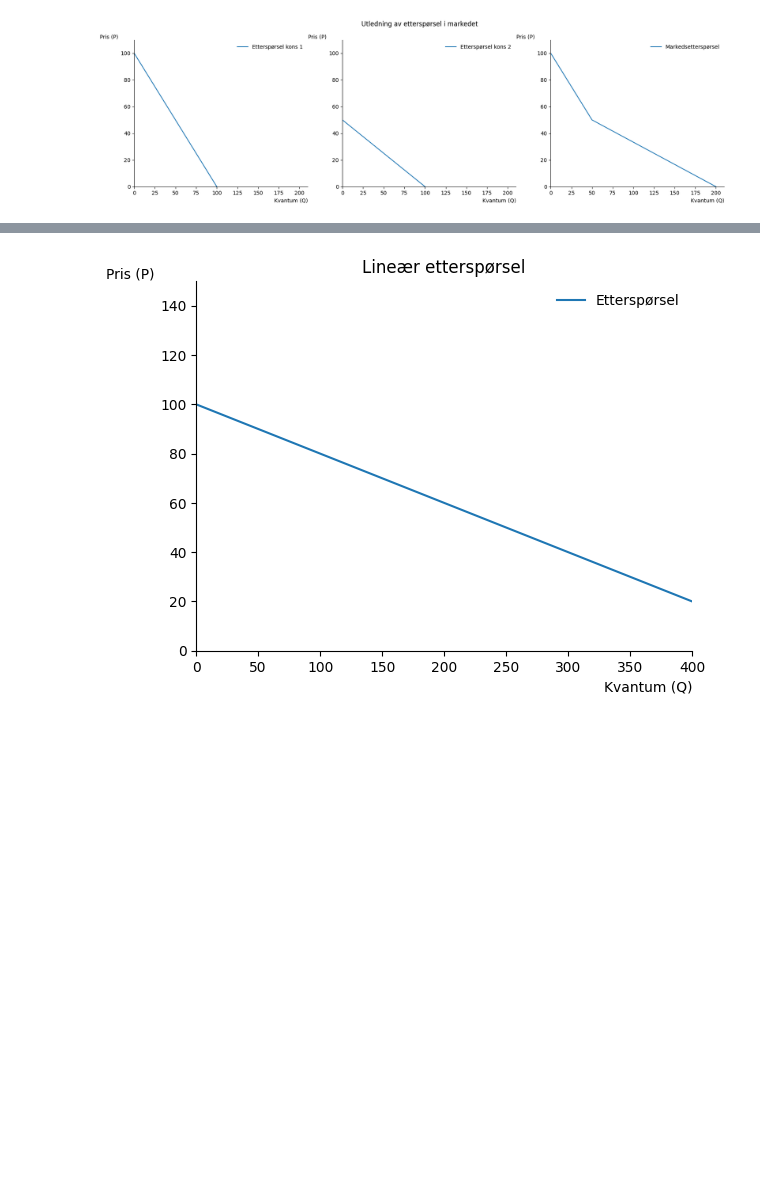
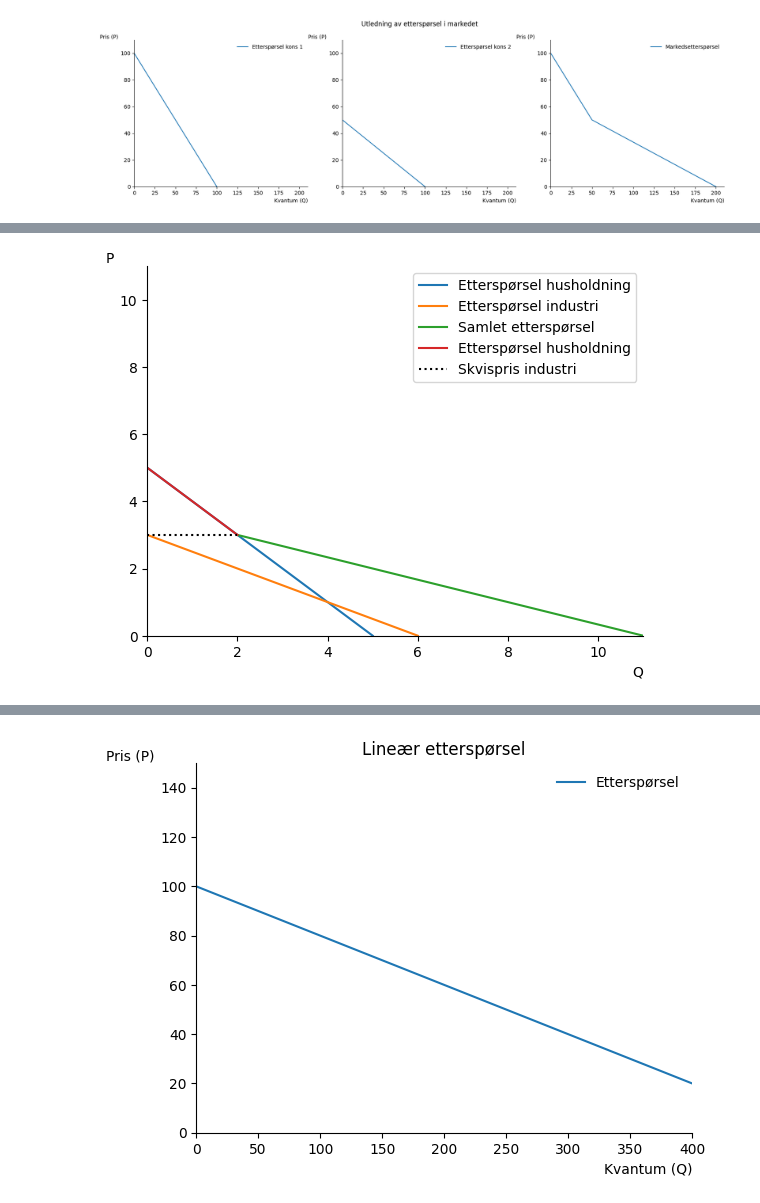
Before and after one commit to uit-sok-1303-v26/uit-sok-1303.v26.github.io, a Jupyter notebook: Markedsteori - Kapittel 8.ipynb, the cells around one changed output, grey strips where cells are left out. Cells and saved outputs as stored; diff of their text form; code cells hidden in the pictures; blank space fills up the shorter version.

```diff
--- a/Markedsteori - Kapittel 8.ipynb
+++ b/Markedsteori - Kapittel 8.ipynb
@@ -85,0 +231,5 @@ funksjon.
+# %%
+# Skvisprisen til industri
+Skvis_ind = (alpha_ind/beta_ind)
+
+Skvis_ind
@@ -85,0 +294,27 @@ funksjon.
+# %%
+# Figur 8.1b
+fig2, ax2 = create_ax()
+
+# Vi plotter etterspørselen direkte som en funksjon av P
+ax2.plot(5 - P_verdier, P_verdier, label = 'Etterspørsel husholdning')
+ax2.plot(6 - (2 * P_verdier), P_verdier, label = 'Etterspørsel industri')
+
+# P_verdier for P mellom 0 og 3, for industri
+P_verdier_ind = np.linspace(0,3, 100)
+# P verdier for husholdninger 3 og 11 for å få med hele etterspørselen
+P_verdier_hus = np.linspace(3,11, 100)
+
+# Må plotte summert etterspørsel, vi får en knekk for når industri begynner å etterspørre
+ax2.plot(11-3*P_verdier_ind, P_verdier_ind, label = 'Samlet etterspørsel')
+# For husholdninger må vi plotte 5-P for å få den riktige retningen på kurven
+ax2.plot(5-P_verdier_hus, P_verdier_hus, label = 'Etterspørsel husholdning')
+
+ax2.set_ylim(0, 11)
+ax2.set_xlim(0, 11)
+
+# Tegner en vertikal linje ved skvisprisen til industri for å vise knekkpunktet
+ax2.hlines(Skvis_ind, 0, 2, linestyles='dotted', label = 'Skvispris industri', color = "black")
+
+ax2.legend();
+# %% [output]
+[figure, added]
```
Also changed, not shown: parts of 50 cells of this notebook.
